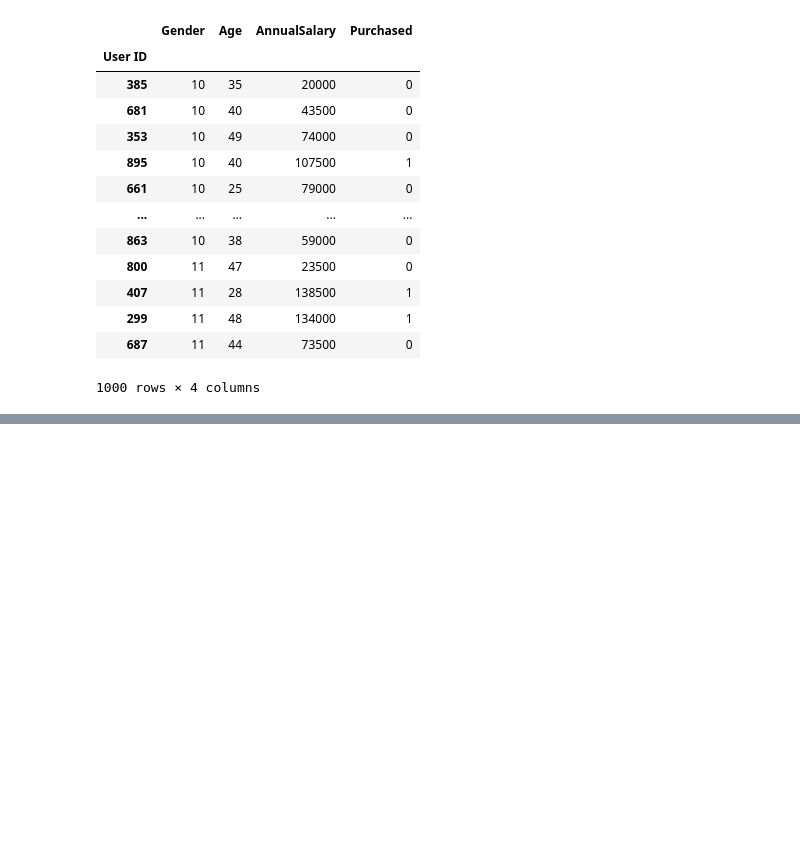
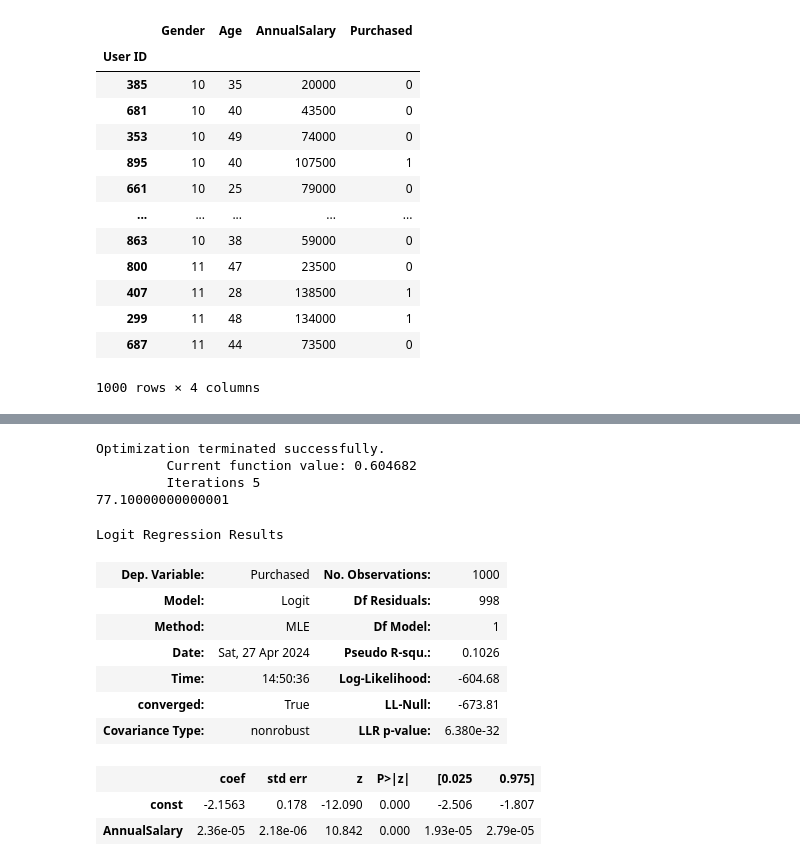
Before and after one commit to Saravanan-20G/Dataset-Carpurchase, a Jupyter notebook: carpurchase.ipynb, the cells around one changed output, grey strips where cells are left out. Drawn from its saved outputs; the diff is of its cells as text; code cells hidden in the pictures; blank space fills up the shorter version.

```diff
--- a/carpurchase.ipynb
+++ b/carpurchase.ipynb
@@ -322,0 +411,26 @@ Supervised Regression - Linear regression
+# %%
+y=df["Purchased"]
+x1=df["AnnualSalary"]
+x=sm.add_constant(x1)
+result_log = sm.Logit(y,x).fit()
+cm_df=pd.DataFrame(result_log.pred_table())
+cm=np.array(cm_df)
+acc=(cm[0,0]+cm[1,1])/cm.sum()
+print(acc*100)
+result_log.summary()
+# %% [output]
+Optimization terminated successfully.
+         Current function value: 0.604682
+         Iterations 5
+77.10000000000001
+Logit Regression Results
+| Dep. Variable: | Purchased | No. Observations: | 1000 |
+| Model: | Logit | Df Residuals: | 998 |
+| Method: | MLE | Df Model: | 1 |
+| Date: | Sat, 27 Apr 2024 | Pseudo R-squ.: | 0.1026 |
+| Time: | 14:50:36 | Log-Likelihood: | -604.68 |
+| converged: | True | LL-Null: | -673.81 |
+| Covariance Type: | nonrobust | LLR p-value: | 6.380e-32 |
+|  | coef | std err | z | P>|z| | [0.025 | 0.975] |
+| const | -2.1563 | 0.178 | -12.090 | 0.000 | -2.506 | -1.807 |
+| AnnualSalary | 2.36e-05 | 2.18e-06 | 10.842 | 0.000 | 1.93e-05 | 2.79e-05 |
```
Also changed, not shown: parts of 18 cells of this notebook.
